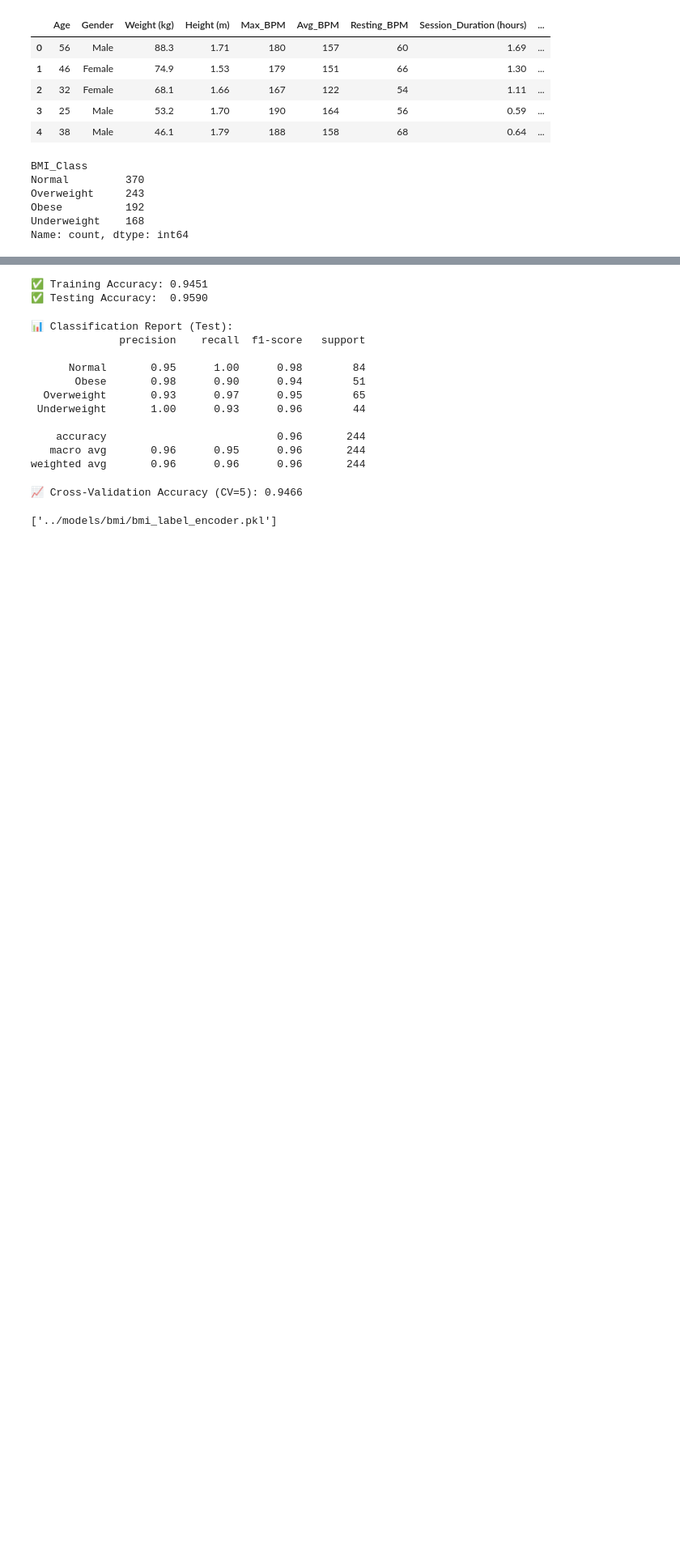
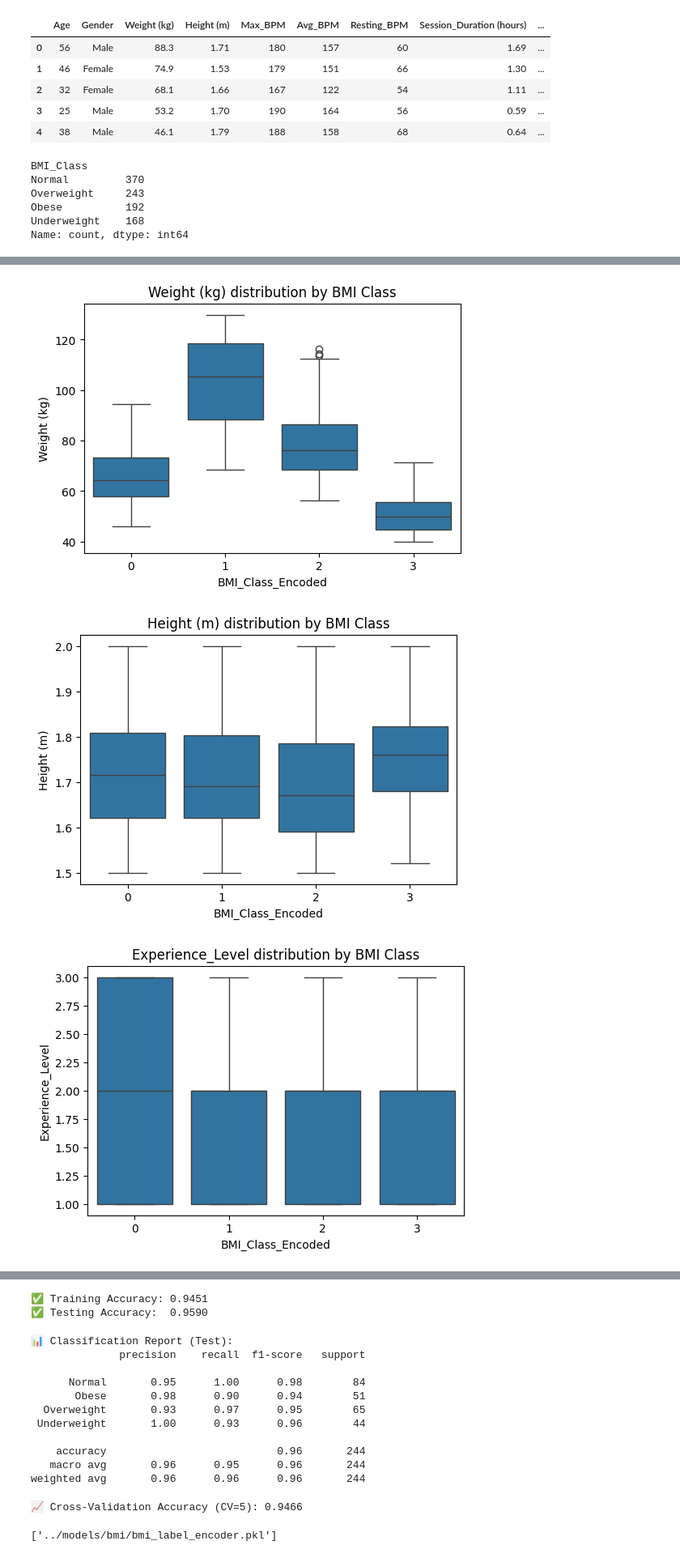
Before and after one commit to yacine0mouhous/ml-project, a Jupyter notebook: notebooks/bmi_classification.ipynb, the cells around one changed output, grey strips where cells are left out. Shown: that part at 81% size. Cells and saved outputs as stored; diff of their text form; code cells hidden in the pictures; blank space fills up the shorter version.

```diff
--- a/notebooks/bmi_classification.ipynb
+++ b/notebooks/bmi_classification.ipynb
@@ -60,0 +110,10 @@ X_scaled = scaler.fit_transform(X)
+# %%
+for feature in selected_features:
+    plt.figure(figsize=(6, 4))
+    sns.boxplot(x='BMI_Class_Encoded', y=feature, data=df)
+    plt.title(f"{feature} distribution by BMI Class")
+    plt.show()
+# %% [output]
+[figure, added]
+[figure, added]
+[figure, added]
```
Also changed, not shown: parts of 7 cells of this notebook, 5 other files.
